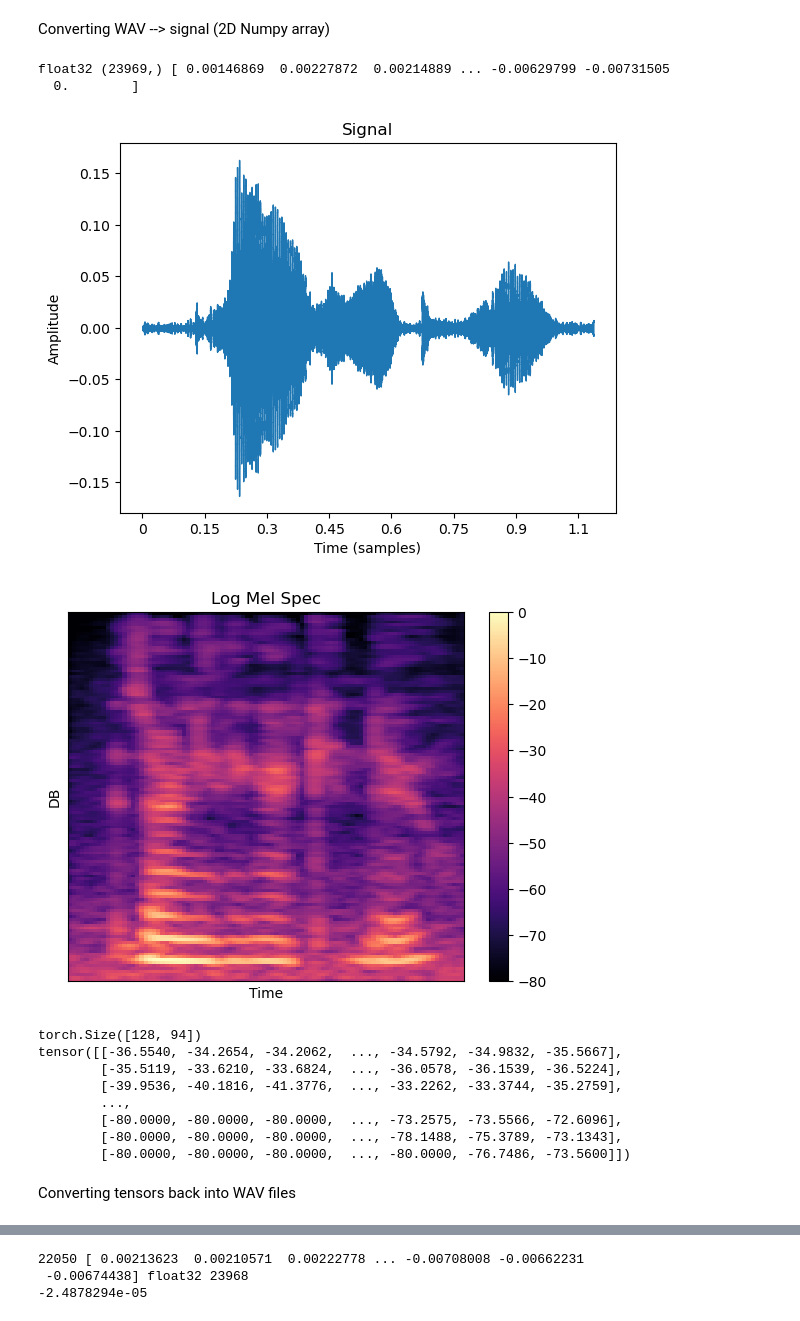
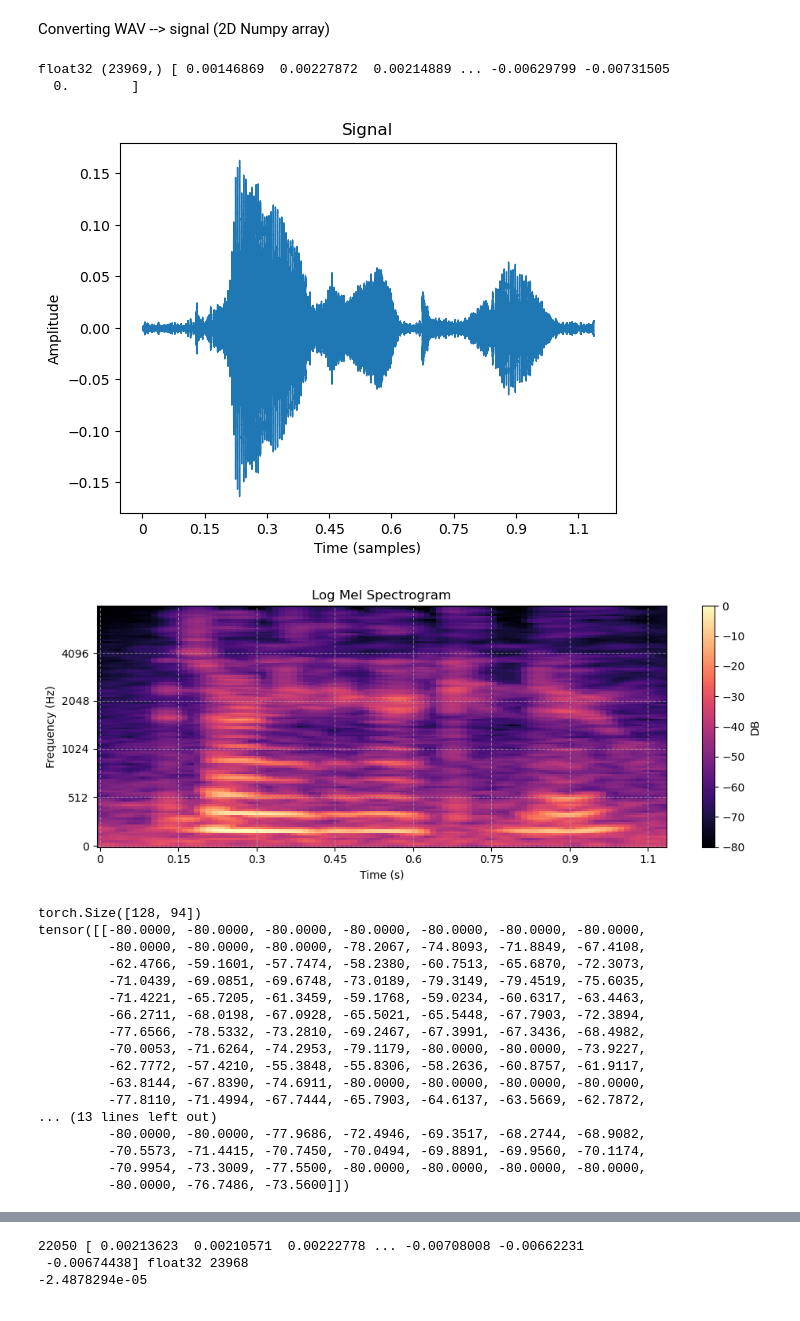
Before and after one commit to kunit17/RBTTS, a Jupyter notebook: voicepreprocessing.ipynb, the cells around one changed output, grey strips where cells are left out. Drawn from its saved outputs; the diff is of its cells as text; code cells hidden in the pictures.

```diff
--- a/voicepreprocessing.ipynb
+++ b/voicepreprocessing.ipynb
@@ -96,49 +96,65 @@ import numpy as np
 import torch
 
 sample1= r'./Data/Training_Samples/sample1.wav'
 
 file = sample1
 
 #convert wav file into 1D np.array where the signal's amplitude is normalized between -1 and 1
 signal, _ = librosa.load(file) # sr * T -> 22050 * end_time - start_time
 print(signal.dtype, signal.shape, signal)
 
 
 librosa.display.waveshow(y=signal, sr=sr)
 plt.title('Signal')
 plt.xlabel('Time (samples)')
 plt.ylabel('Amplitude')
 plt.show()
 
 n_fft = 2048  # Window length
 hop_length = 256 # Hop length
 mel_spectrogram = librosa.feature.melspectrogram(y=signal, sr=sr, n_fft=n_fft, hop_length=hop_length, n_mels=128)
 log_mel_spectrogram = librosa.power_to_db(mel_spectrogram, ref=np.max)
 
-
-
-librosa.display.specshow(log_mel_spectrogram, sr=sr, hop_length=hop_length)
-plt.title('Log Mel Spec')
-plt.xlabel('Time')
-plt.ylabel('DB')
-plt.colorbar()
+plt.figure(figsize=(10, 4))
+img = librosa.display.specshow(
+    log_mel_spectrogram,
+    sr=sr,
+    hop_length=hop_length,
+    x_axis='time',
+    y_axis='mel',
+    fmax=8000,
+    cmap='magma'
+)
+plt.colorbar(img, label='DB')  # Add a label to the colorbar
+plt.title('Log Mel Spectrogram')
+plt.xlabel('Time (s)')  # Label for the x-axis
+plt.ylabel('Frequency (Hz)')  # Label for the y-axis
+plt.grid(True, linestyle='--', alpha=0.6)  # Optional: add grid for better readability
+plt.tight_layout()
 plt.show()
 
 aud_tensor = torch.tensor(log_mel_spectrogram, dtype=torch.float32)
 print(aud_tensor.shape)
-print(aud_tensor)
+print(aud_tensor[126:128,:])
 # %% [output]
 float32 (23969,) [ 0.00146869  0.00227872  0.00214889 ... -0.00629799 -0.00731505
   0.        ]
 [figure]
-[figure, old version]
+[figure, new version]
 torch.Size([128, 94])
-tensor([[-36.5540, -34.2654, -34.2062,  ..., -34.5792, -34.9832, -35.5667],
-        [-35.5119, -33.6210, -33.6824,  ..., -36.0578, -36.1539, -36.5224],
-        [-39.9536, -40.1816, -41.3776,  ..., -33.2262, -33.3744, -35.2759],
-        ...,
-        [-80.0000, -80.0000, -80.0000,  ..., -73.2575, -73.5566, -72.6096],
-        [-80.0000, -80.0000, -80.0000,  ..., -78.1488, -75.3789, -73.1343],
-        [-80.0000, -80.0000, -80.0000,  ..., -80.0000, -76.7486, -73.5600]])
+tensor([[-80.0000, -80.0000, -80.0000, -80.0000, -80.0000, -80.0000, -80.0000,
+         -80.0000, -80.0000, -80.0000, -78.2067, -74.8093, -71.8849, -67.4108,
+         -62.4766, -59.1601, -57.7474, -58.2380, -60.7513, -65.6870, -72.3073,
+         -71.0439, -69.0851, -69.6748, -73.0189, -79.3149, -79.4519, -75.6035,
+         -71.4221, -65.7205, -61.3459, -59.1768, -59.0234, -60.6317, -63.4463,
+         -66.2711, -68.0198, -67.0928, -65.5021, -65.5448, -67.7903, -72.3894,
+         -77.6566, -78.5332, -73.2810, -69.2467, -67.3991, -67.3436, -68.4982,
+         -70.0053, -71.6264, -74.2953, -79.1179, -80.0000, -80.0000, -73.9227,
+         -62.7772, -57.4210, -55.3848, -55.8306, -58.2636, -60.8757, -61.9117,
+         -63.8144, -67.8390, -74.6911, -80.0000, -80.0000, -80.0000, -80.0000,
+         -77.8110, -71.4994, -67.7444, -65.7903, -64.6137, -63.5669, -62.7872,
+... (13 lines left out)
+         -80.0000, -80.0000, -77.9686, -72.4946, -69.3517, -68.2744, -68.9082,
+         -70.5573, -71.4415, -70.7450, -70.0494, -69.8891, -69.9560, -70.1174,
+         -70.9954, -73.3009, -77.5500, -80.0000, -80.0000, -80.0000, -80.0000,
+         -80.0000, -76.7486, -73.5600]])
-# %% [markdown]
-Converting tensors back into WAV files
```
Also changed, not shown: parts of 2 cells of this notebook, 8 other files.
